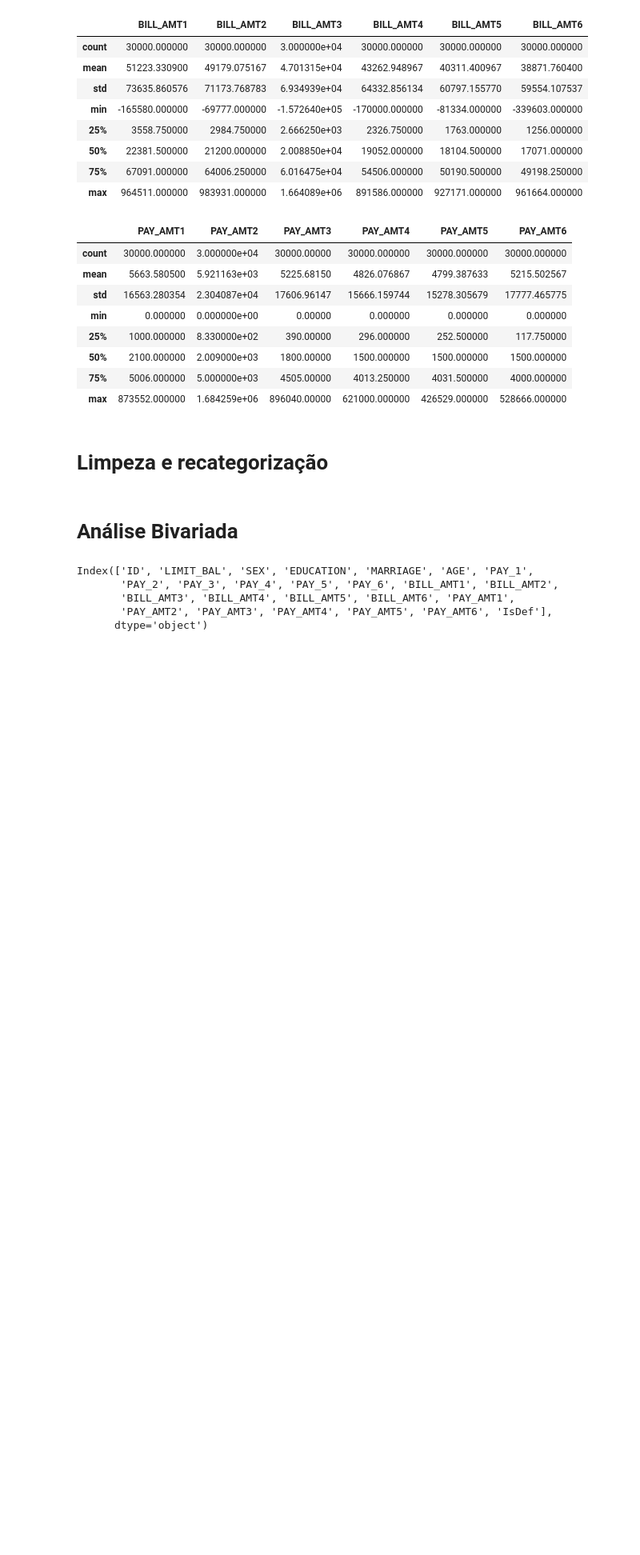
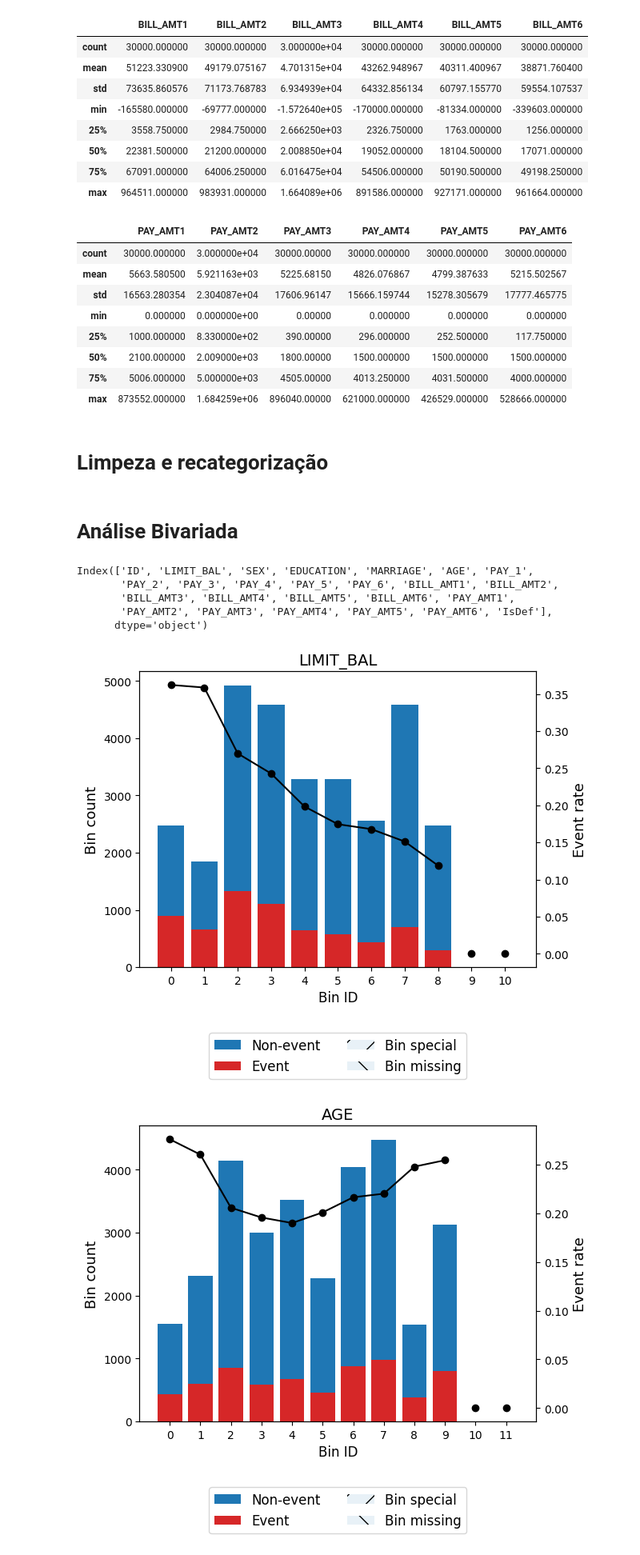
Before and after one commit to vitorcghub/caseNeon_creditmodel, a Jupyter notebook: caseNeon.ipynb, the cells around one changed output. Shown at 80% size. Drawn from its saved outputs; the diff is of its cells as text; code cells hidden in the pictures; blank space fills up the shorter version.

```diff
--- a/caseNeon.ipynb
+++ b/caseNeon.ipynb
@@ -150,21 +150,26 @@ Index(['ID', 'LIMIT_BAL', 'SEX', 'EDUCATION', 'MARRIAGE', 'AGE', 'PAY_1',
        'PAY_AMT2', 'PAY_AMT3', 'PAY_AMT4', 'PAY_AMT5', 'PAY_AMT6', 'IsDef'],
       dtype='object')
 # %%
-num = ['LIMIT_BAL', 'AGE', 'PAY_1', 'PAY_2', 'PAY_3',
-        'PAY_4', 'PAY_5', 'PAY_6', 'BILL_AMT1',
+num = ['LIMIT_BAL', 'AGE', 'BILL_AMT1',
         'BILL_AMT2', 'BILL_AMT3', 'BILL_AMT4', 'BILL_AMT5',
         'BILL_AMT6', 'PAY_AMT1', 'PAY_AMT2', 'PAY_AMT3',
         'PAY_AMT4', 'PAY_AMT5', 'PAY_AMT6']
 
-cat = ['SEX', 'EDUCATION', 'MARRIAGE']
+cat = ['PAY_1', 'PAY_2', 'PAY_3',
+        'PAY_4', 'PAY_5', 'PAY_6',
+       'SEX', 'EDUCATION', 'MARRIAGE']
 # %%
 y = credit.IsDef
 num_tables = {}
 
 for var_num in num:
 
   x_num = credit[var_num].values
   optb_num = OptimalBinning(name=var_num, dtype="numerical", solver="cp")
   optb_num.fit(x_num, y)
   binning_table = optb_num.binning_table
   num_tables[var_num] = binning_table.build()
+  binning_table.plot(metric="event_rate")
+# %% [output]
+[figure, added]
+[figure, added]
```
Also changed, not shown: parts of 5 cells of this notebook.
